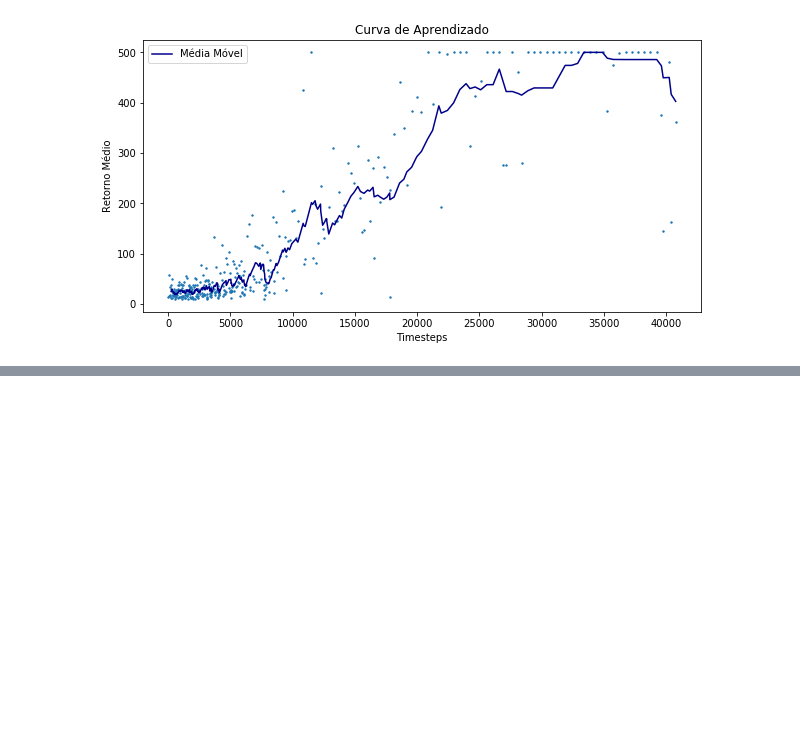
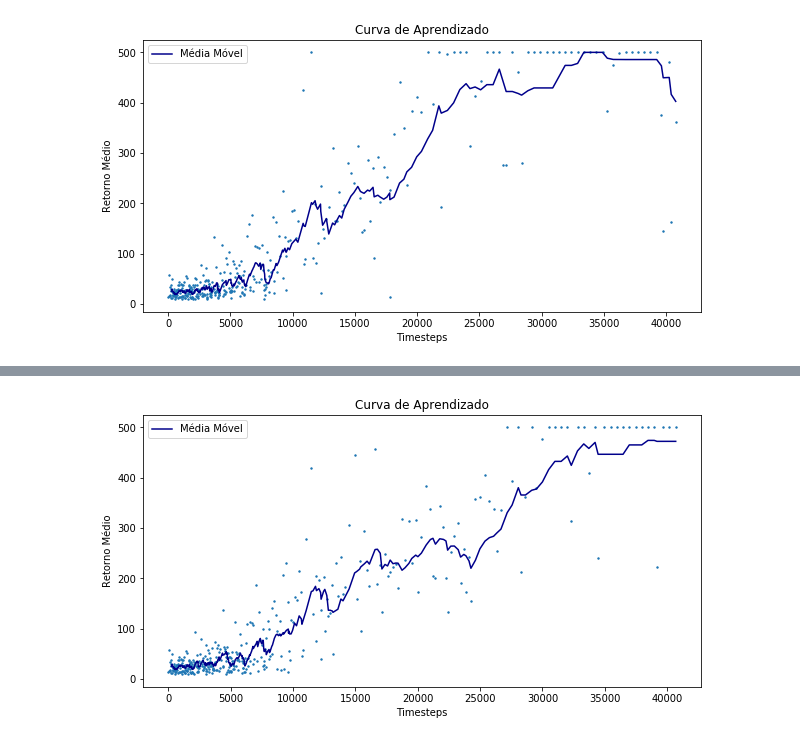
Before and after one commit to turing-usp/Aprendizado-por-Reforco, a Jupyter notebook: Bibliotecas/Stable Baselines/Stable Baselines.ipynb, the cells around one changed output, grey strips where cells are left out. Drawn from its saved outputs; the diff is of its cells as text; code cells hidden in the pictures; blank space fills up the shorter version.

```diff
--- a/Bibliotecas/Stable Baselines/Stable Baselines.ipynb
+++ b/Bibliotecas/Stable Baselines/Stable Baselines.ipynb
@@ -354,0 +393,4 @@ plot_results(log_dir)
+# %%
+plot_results(log_dir)
+# %% [output]
+[figure, added]
```
Also changed, not shown: parts of 8 cells of this notebook.
